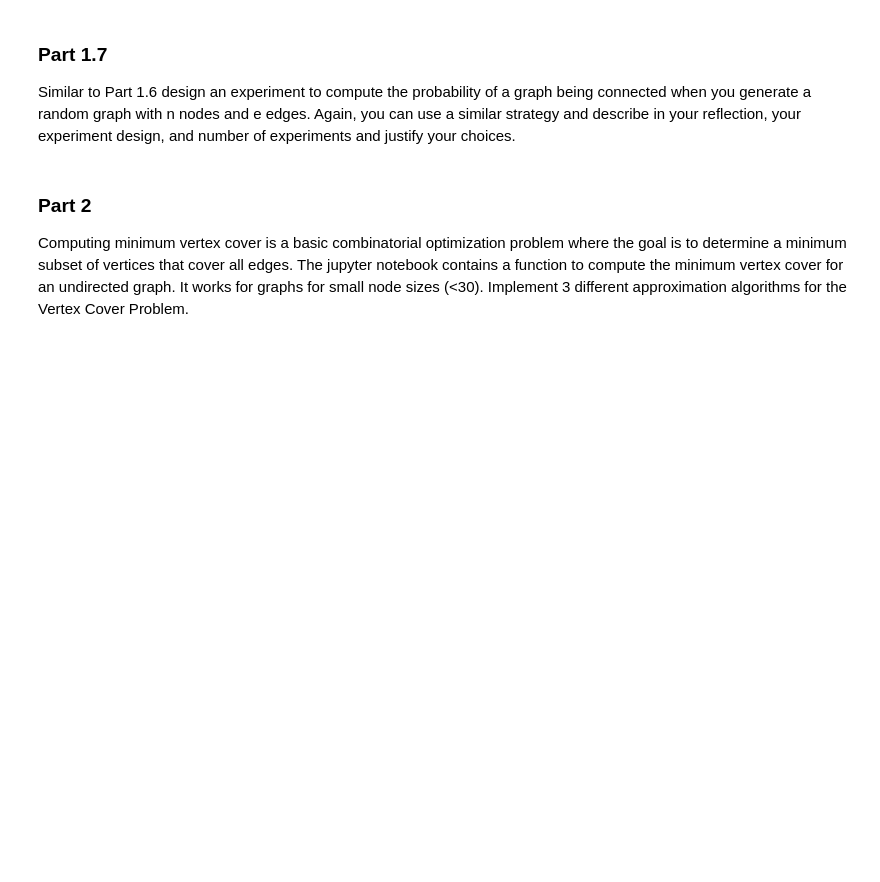
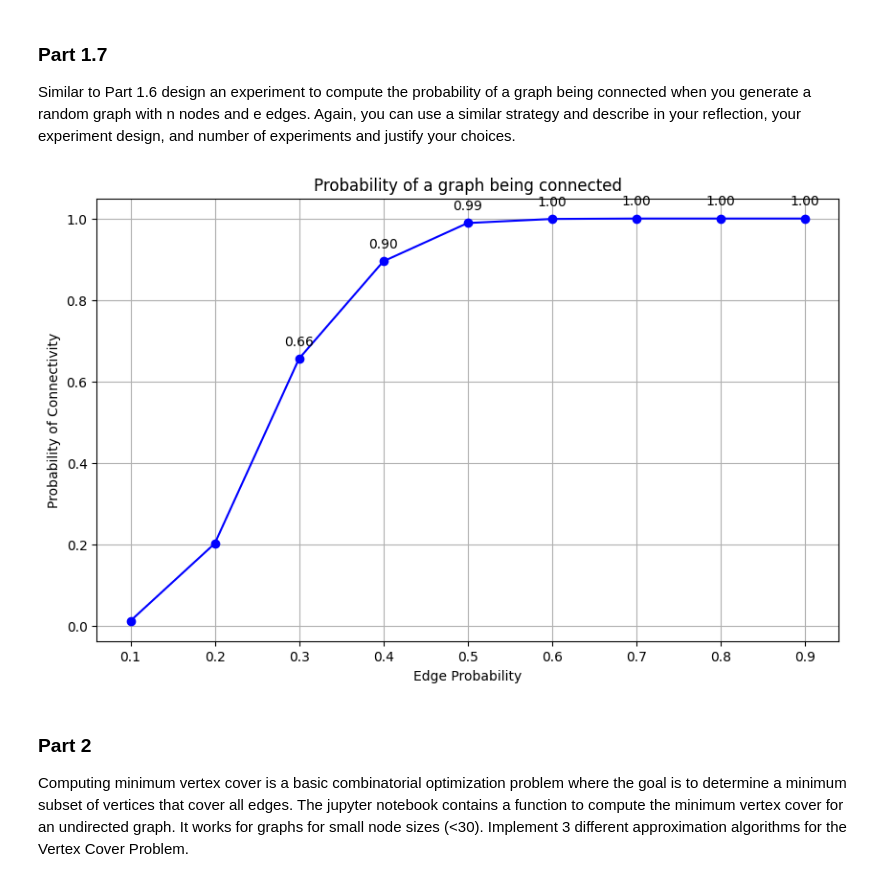
Before and after one commit to scythemenace/CS2XC3_algorithms_research, a Jupyter notebook: Lab 3/Lab_III.ipynb, the cells around one changed output. Cells and saved outputs as stored; diff of their text form; code cells hidden in the pictures; blank space fills up the shorter version.

```diff
--- a/Lab 3/Lab_III.ipynb
+++ b/Lab 3/Lab_III.ipynb
@@ -493,6 +524,38 @@ TypeError: 'float' object cannot be interpreted as an integer
 Similar to Part 1.6 design an experiment to compute the probability of a graph being connected
 when you generate a random graph with n nodes and e edges. Again, you can use a similar strategy and
 describe in your reflection, your experiment design, and number of experiments and justify your choices.
+# %%
+def experiment_connectivity_probability(num_graphs, n, p):
+    connected_count = 0
+    for _ in range(num_graphs):
+        G = generate_random_graph(n, p)
+        if is_connected(G):
+            connected_count += 1
+    return connected_count / num_graphs
+num_graphs = 1000
+n = 10  # Number of nodes
+edge_probabilities = [i / 10 for i in range(1, 10)]
+
+connectivity_probabilities = [experiment_connectivity_probability(num_graphs, n, p) for p in edge_probabilities]
+
+import matplotlib.pyplot as plt
+
+plt.figure(figsize=(10, 6))
+plt.plot(edge_probabilities, connectivity_probabilities, marker='o', linestyle='-', color='blue')
+plt.title('Probability of a graph being connected')
+plt.xlabel('Edge Probability')
+plt.ylabel('Probability of Connectivity')
+plt.grid(True)
+
+# Highlighting key probability points
+for i, p in enumerate(edge_probabilities):
+    if connectivity_probabilities[i] > 0.5:  # Example threshold
+        plt.annotate(f"{connectivity_probabilities[i]:.2f}", (p, connectivity_probabilities[i]),
+                     textcoords="offset points", xytext=(0,10), ha='center')
+
+plt.show()
+# %% [output]
+[figure, added]
 # %% [markdown]
 ### Part 2
 Computing minimum vertex cover is a basic combinatorial optimization problem where the goal is to
```
Also changed, not shown: parts of 2 cells of this notebook.
